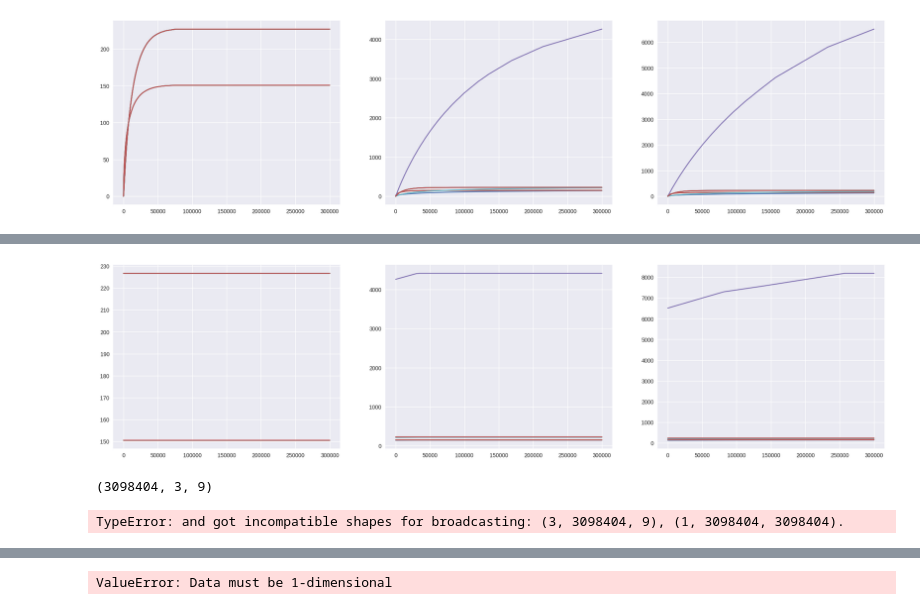
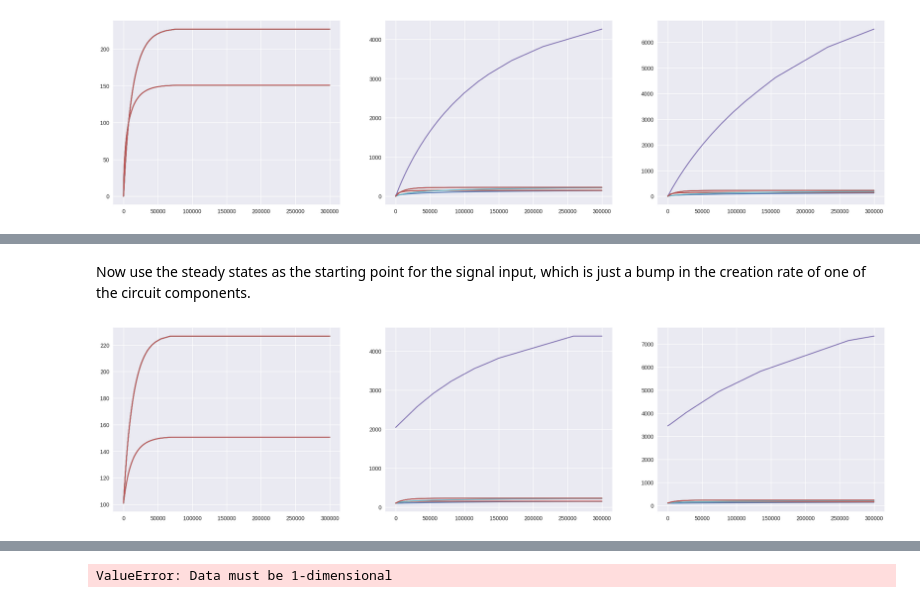
Before and after one commit to olive004/synbio_morpher, a Jupyter notebook: explanations/binding_energy_scan.ipynb, the cells around one changed output, grey strips where cells are left out. Drawn from its saved outputs; the diff is of its cells as text; code cells hidden in the pictures.

```diff
--- a/explanations/binding_energy_scan.ipynb
+++ b/explanations/binding_energy_scan.ipynb
@@ -280,12 +307,14 @@ sim_dfx = partial(bioreaction_sim_dfx_expanded,
                   y0=s0, t0=int_med_params.t_start, t1=int_med_params.t_end, dt0=int_med_params.delta_t,
                   inputs=int_med_model.reactions.inputs, outputs=int_med_model.reactions.outputs,
                   forward_rates=int_med_model.reactions.forward_rates,
-                  signal=lambda x: x, signal_onehot=np.zeros(len(med_model.species))
+                  signal=lambda x: x, signal_onehot=np.zeros(len(med_model.species)),
+                  saveat=dfx.SaveAt(ts=jnp.linspace(int_med_params.t_start, int_med_params.t_end, 100))
                   )
 
 def to_vmap_dfx(reverse_rates):
     return sim_dfx(reverse_rates=reverse_rates)
 
 vmap_dfx = jax.jit(jax.vmap(to_vmap_dfx))
-batchsize = 3
-steady_state_results = vmap_dfx(b_reverse_rates[:batchsize])
+# %%
+batchsize = 1
+steady_state_results = vmap_dfx(b_reverse_rates[:batchsize])
@@ -297,7 +342,7 @@ t_steady_states = steady_state_results.ts[0, :tf]
 fig = plt.figure(figsize=(25, 6))
 for i in range(3):
     ax = plt.subplot(1,3,i+1)
-    plt.plot(t_steady_states, steady_states[i])
+    plt.plot(t_steady_states[::100], steady_states[i, ::100, :])
 # plt.legend(model.species[:num_species])
 # %% [output]
 [figure]
@@ -336,7 +365,9 @@ for i in range(3):
+# %% [markdown]
+Now use the steady states as the starting point for the signal input, which is just a bump in the creation rate of one of the circuit components.
 # %%
 s1 = steady_states[:, -1, :]
 
-target = 0.5
+target = 0.3
 a_sig = a * (1 + target)
 
 med_model = update_model_rates(med_model, a=a_sig)
@@ -364,24 +395,18 @@ vmap_dfx = jax.jit(jax.vmap(to_vmap_dfx))
 res_dfx = vmap_dfx(s1, b_reverse_rates[:3])
 
 tf = np.argmax(res_dfx.ts[0] >= np.inf)
-final_states = res_dfx.ys[:, :tf, :]
+final_states = np.swapaxes(res_dfx.ys[:, :tf, :], 1, 2)
 t_final = res_dfx.ts[0, :tf]
 # %%
 fig = plt.figure(figsize=(25, 6))
 for i in range(batchsize):
     ax = plt.subplot(1,batchsize,i+1)
-    plt.plot(t_final, final_states[i])
+    plt.plot(t_final[::100], np.rollaxis(final_states[i], axis=-1)[::100, :])
 # plt.legend(model.species[:num_species])
 # %% [output]
-[figure, old version]
+[figure, new version]
-# %%
-np.rollaxis(final_states, axis=1).shape
-# %% [output]
-(3098404, 3, 9)
 # %%
 
 analytics_func = jax.jit(jax.vmap(partial(generate_analytics, time=t_final, labels=[s.name for s in med_model.species],
-                                          signal_idxs=[int(np.where(signal_onehot == 1)[0])], signal_time=t_final)))
+                                          signal_idxs=[int(np.where(signal_onehot == 1)[0])], signal_time=t_final[0])))
 analytics2 = analytics_func(final_states)
-# %% [output]
-TypeError: and got incompatible shapes for broadcasting: (3, 3098404, 9), (1, 3098404, 3098404).
```
Also changed, not shown: parts of 11 cells of this notebook, 6 other files.
